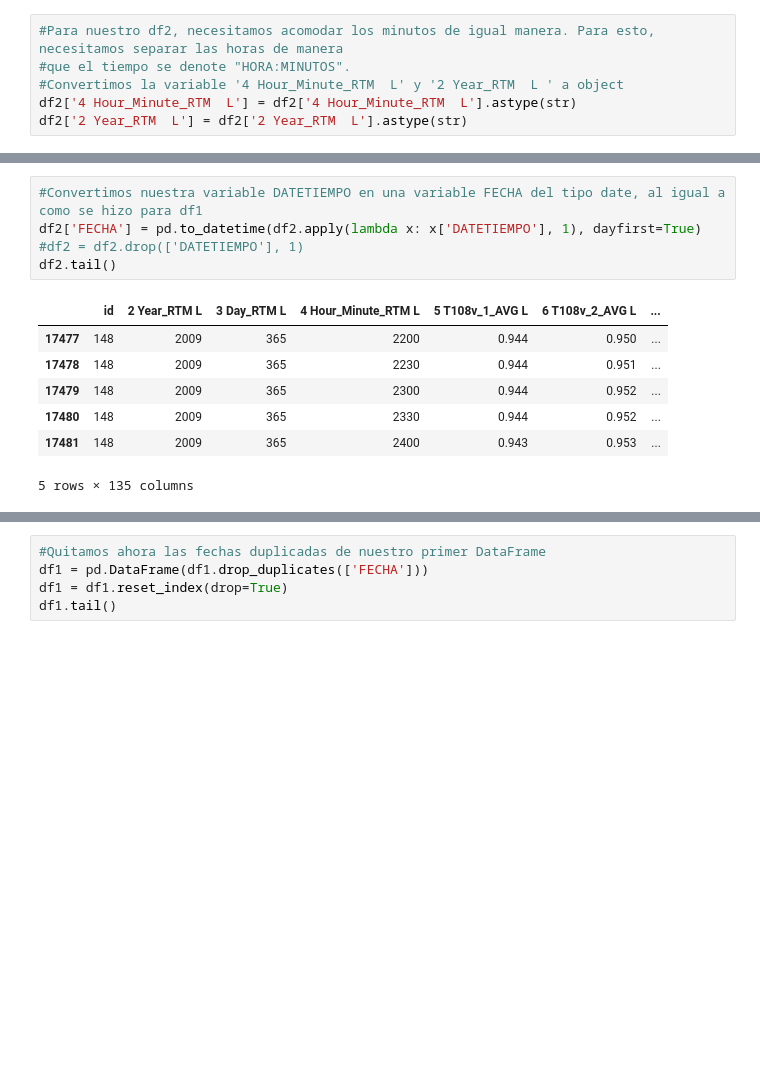
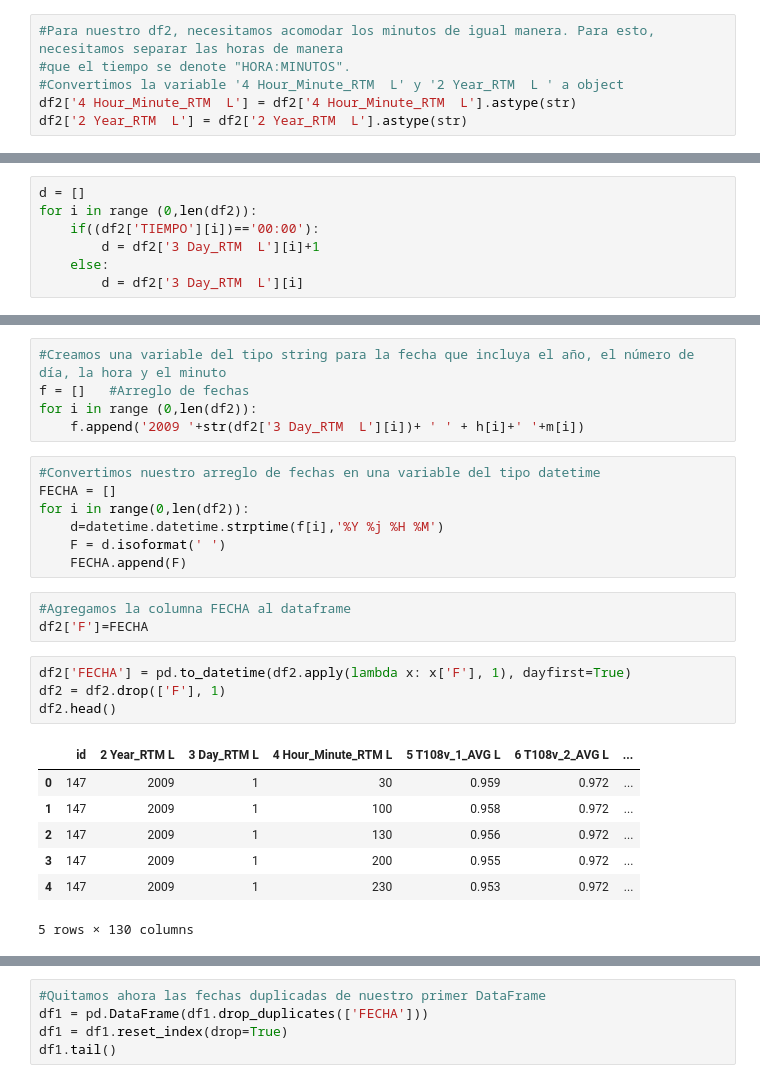
Before and after one commit to JoseDGV/Fisica_Computacional, a Jupyter notebook: Actividad 8.ipynb, the cells around one changed output, grey strips where cells are left out. Saved outputs shown, nothing was run; the diff lists cells and outputs as text; blank space fills up the shorter version.

```diff
--- a/Actividad 8.ipynb
+++ b/Actividad 8.ipynb
@@ -286,0 +189,7 @@ df2.tail()
+# %%
+d = []
+for i in range (0,len(df2)):
+    if((df2['TIEMPO'][i])=='00:00'):
+        d = df2['3 Day_RTM  L'][i]+1
+    else:
+        d = df2['3 Day_RTM  L'][i]
@@ -287,16 +207,30 @@ df2.tail()
+# %%
+#Creamos una variable del tipo string para la fecha que incluya el año, el número de día, la hora y el minuto
+f = []   #Arreglo de fechas
+for i in range (0,len(df2)):
+    f.append('2009 '+str(df2['3 Day_RTM  L'][i])+ ' ' + h[i]+' '+m[i])
+# %%
+#Convertimos nuestro arreglo de fechas en una variable del tipo datetime
+FECHA = []
+for i in range(0,len(df2)):
+    d=datetime.datetime.strptime(f[i],'%Y %j %H %M')
+    F = d.isoformat(' ')
+    FECHA.append(F)
+# %%
+#Agregamos la columna FECHA al dataframe
+df2['F']=FECHA
 # %%
-#Convertimos nuestra variable DATETIEMPO en una variable FECHA del tipo date, al igual a como se hizo para df1
-df2['FECHA'] = pd.to_datetime(df2.apply(lambda x: x['DATETIEMPO'], 1), dayfirst=True)
-#df2 = df2.drop(['DATETIEMPO'], 1)
-df2.tail()
+df2['FECHA'] = pd.to_datetime(df2.apply(lambda x: x['F'], 1), dayfirst=True)
+df2 = df2.drop(['F'], 1)
+df2.head()
 # %% [output]
 |  | id | 2 Year_RTM L | 3 Day_RTM L | 4 Hour_Minute_RTM L | 5 T108v_1_AVG L | 6 T108v_2_AVG L | ... |
-| 17477 | 148 | 2009 | 365 | 2200 | 0.944 | 0.950 | ... |
-| 17478 | 148 | 2009 | 365 | 2230 | 0.944 | 0.951 | ... |
-| 17479 | 148 | 2009 | 365 | 2300 | 0.944 | 0.952 | ... |
-| 17480 | 148 | 2009 | 365 | 2330 | 0.944 | 0.952 | ... |
-| 17481 | 148 | 2009 | 365 | 2400 | 0.943 | 0.953 | ... |
+| 0 | 147 | 2009 | 1 | 30 | 0.959 | 0.972 | ... |
+| 1 | 147 | 2009 | 1 | 100 | 0.958 | 0.972 | ... |
+| 2 | 147 | 2009 | 1 | 130 | 0.956 | 0.972 | ... |
+| 3 | 147 | 2009 | 1 | 200 | 0.955 | 0.972 | ... |
+| 4 | 147 | 2009 | 1 | 230 | 0.953 | 0.972 | ... |
-5 rows × 135 columns
+5 rows × 130 columns
 # %%
 #Quitamos ahora las fechas duplicadas de nuestro segundo DataFrame
 df2 = pd.DataFrame(df2.drop_duplicates(['FECHA']))
```
Also changed, not shown: parts of 33 cells of this notebook.
